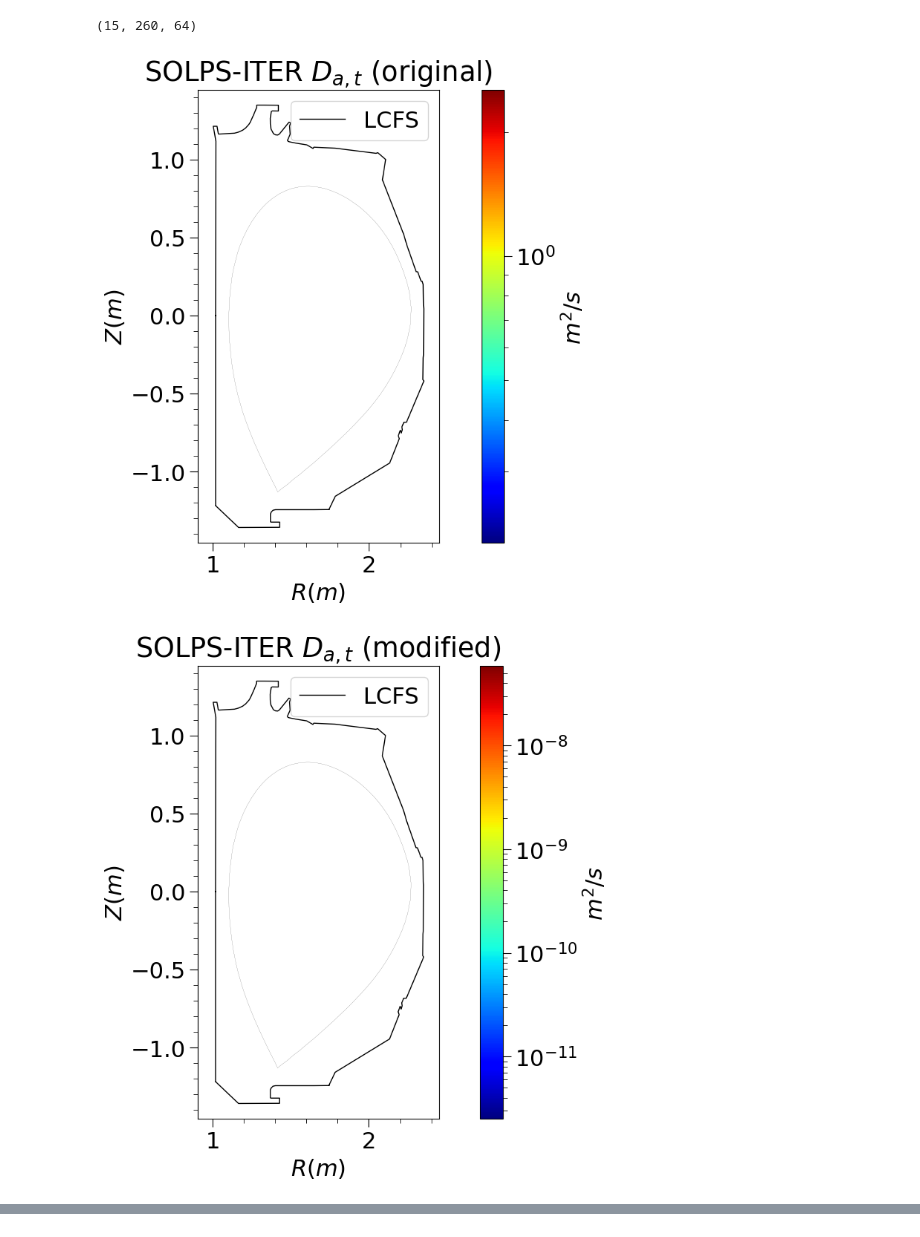
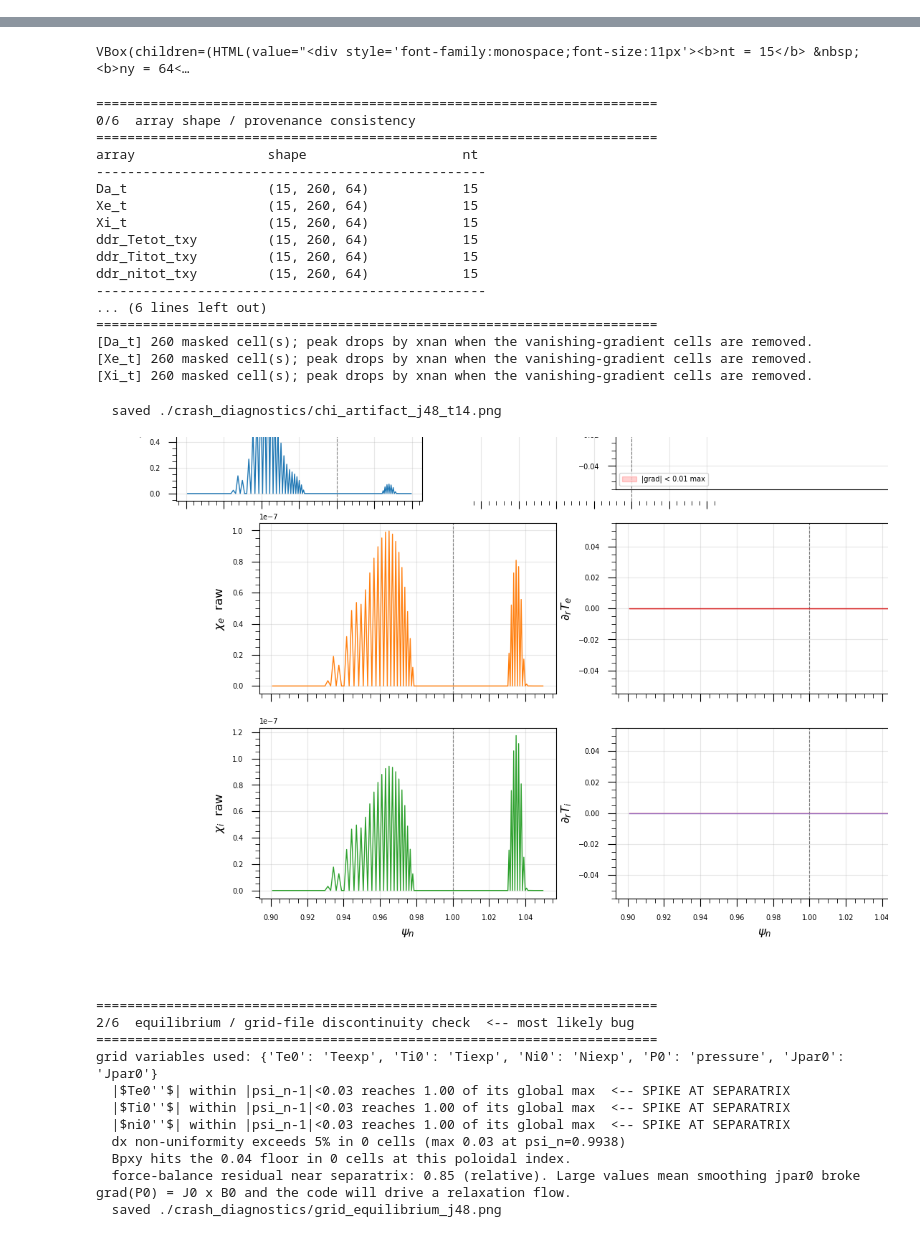
Before and after one commit to Casali-Fusion-Group/sibil-coupling, a Jupyter notebook: scripts/sibil_interactive_plotter.ipynb, the cells around one changed output, grey strips where cells are left out. Cells and saved outputs as stored; diff of their text form; code cells hidden in the pictures.

```diff
--- a/scripts/sibil_interactive_plotter.ipynb
+++ b/scripts/sibil_interactive_plotter.ipynb
@@ -71,7 +73,13 @@ psin_mid, sepx_dists_bout = get_bout_midplane_distances(grid_fname)
 
 convergent_transport_coeffs = {}
 interplted_transport_coeffs = {}
-
+# "ddr_Tetot_txy", "ddr_Titot_txy",
+#                                        "ddr_nitot_txy",
+transport_coeffs = transport_coeffs + [#"Vr_t",
+                                       "ddr_Tetot_txy", "ddr_Titot_txy",
+                                       "ddr_nitot_txy",
+                                       #"Vexbx_txy", "Vbtildx_txy"
+]
 for var_name in transport_coeffs:
     var = np.load(f"{data_dir}/{var_name}.npy")
     var_conv = unbiased_convergence(var, N, l)
@@ -346,4 +110,0 @@ mapper.bout.plot_profile("ni")
-# %%
-convergent_transport_coeffs["Da_t"].shape
-# %% [output]
-(15, 260, 64)
@@ -475,17 +111,7 @@ def build_original_and_modified_matrices(mapper, tdata2, interplted_transport_co
-# %%
-
-coeff_kl = {"Da_t": (1, 1), "Xi_t": (3, 1), "Xe_t": (4, 1)}  # adjust per your ls/k mapping
-
-original_matrices, modified_matrices = build_original_and_modified_matrices(
-    mapper, tdata2, interplted_transport_coeffs, coeff_kl
-)
-
-mapper.solps.plot_transport_coeff(
-    original_matrices["Da_t"], name="$D_{a,t}$ (original)", unit="$m^2/s$", scale="log"
-)
-mapper.solps.plot_transport_coeff(
-    modified_matrices["Da_t"], name="$D_{a,t}$ (modified)", unit="$m^2/s$", scale="log"
-)
-# %% [output]
-[figure, removed]
-[figure, removed]
+# %%
+import sibil_debug_diagnostics as dbg
+display(dbg.make_debug_widget(convergent_transport_coeffs, psin_mid,
+                              jomp=jomp, grid=grid, data_dir=data_dir))
+dbg.full_report(convergent_transport_coeffs, psin_mid, grid_fname,
+                jomp=jomp, savedir="./crash_diagnostics")
+# %% [output]
@@ -491,0 +128,31 @@ mapper.solps.plot_transport_coeff(
+VBox(children=(HTML(value="<div style='font-family:monospace;font-size:11px'><b>nt = 15</b> &nbsp; <b>ny = 64<…
+========================================================================
+0/6  array shape / provenance consistency
+========================================================================
+array                 shape                    nt
+--------------------------------------------------
+Da_t                  (15, 260, 64)            15
+Xe_t                  (15, 260, 64)            15
+Xi_t                  (15, 260, 64)            15
+ddr_Tetot_txy         (15, 260, 64)            15
+ddr_Titot_txy         (15, 260, 64)            15
+ddr_nitot_txy         (15, 260, 64)            15
+--------------------------------------------------
+... (6 lines left out)
+========================================================================
+[Da_t] 260 masked cell(s); peak drops by xnan when the vanishing-gradient cells are removed.
+[Xe_t] 260 masked cell(s); peak drops by xnan when the vanishing-gradient cells are removed.
+[Xi_t] 260 masked cell(s); peak drops by xnan when the vanishing-gradient cells are removed.
+  saved ./crash_diagnostics/chi_artifact_j48_t14.png
+[figure, added]
+========================================================================
+2/6  equilibrium / grid-file discontinuity check  <-- most likely bug
+========================================================================
+grid variables used: {'Te0': 'Teexp', 'Ti0': 'Tiexp', 'Ni0': 'Niexp', 'P0': 'pressure', 'Jpar0': 'Jpar0'}
+  |$Te0''$| within |psi_n-1|<0.03 reaches 1.00 of its global max  <-- SPIKE AT SEPARATRIX
+  |$Ti0''$| within |psi_n-1|<0.03 reaches 1.00 of its global max  <-- SPIKE AT SEPARATRIX
+  |$ni0''$| within |psi_n-1|<0.03 reaches 1.00 of its global max  <-- SPIKE AT SEPARATRIX
+  dx non-uniformity exceeds 5% in 0 cells (max 0.03 at psi_n=0.9938)
+  Bpxy hits the 0.04 floor in 0 cells at this poloidal index.
+  force-balance residual near separatrix: 0.85 (relative). Large values mean smoothing jpar0 broke grad(P0) = J0 x B0 and the code will drive a relaxation flow.
+  saved ./crash_diagnostics/grid_equilibrium_j48.png
```
Also changed, not shown: parts of 13 cells of this notebook, 24 other files.
